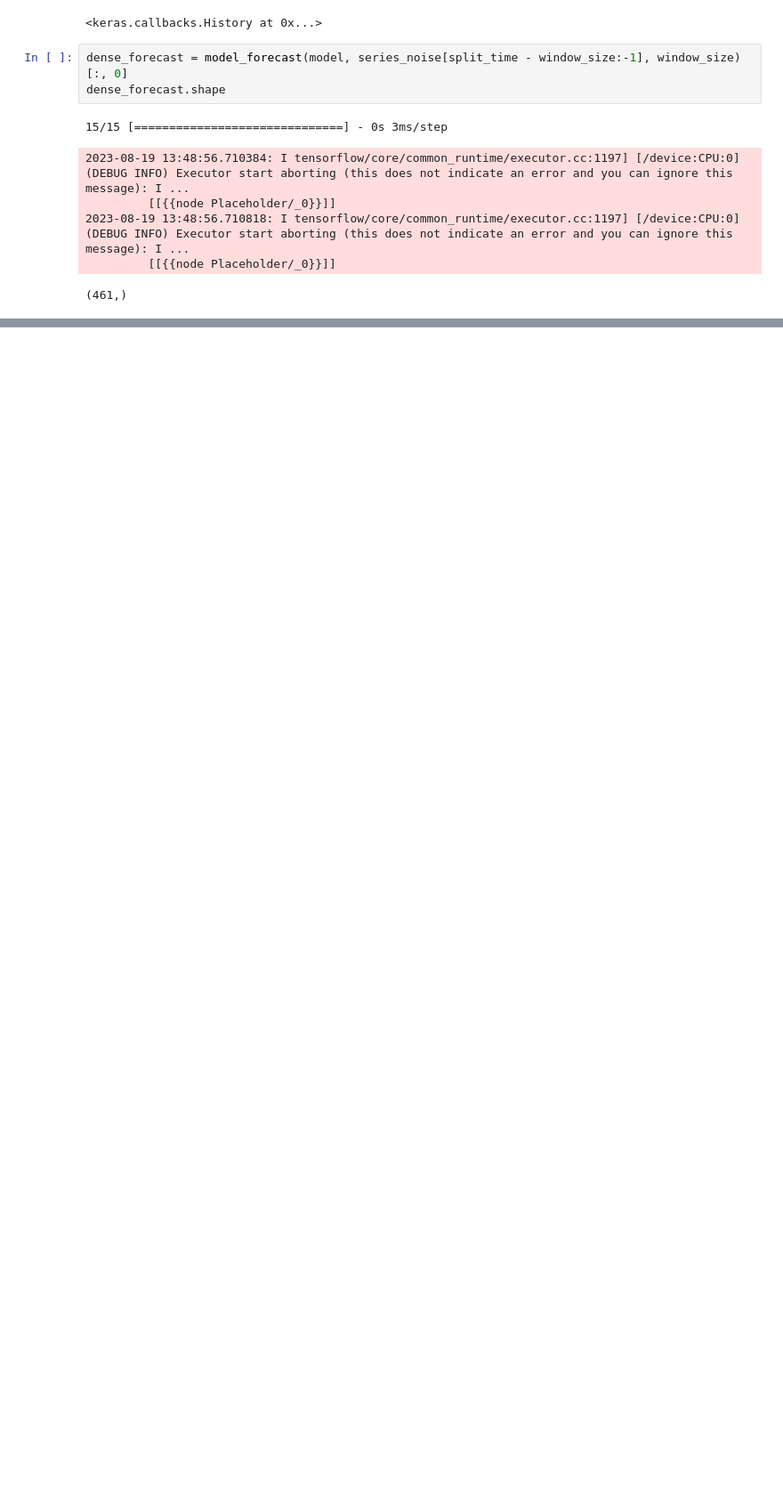
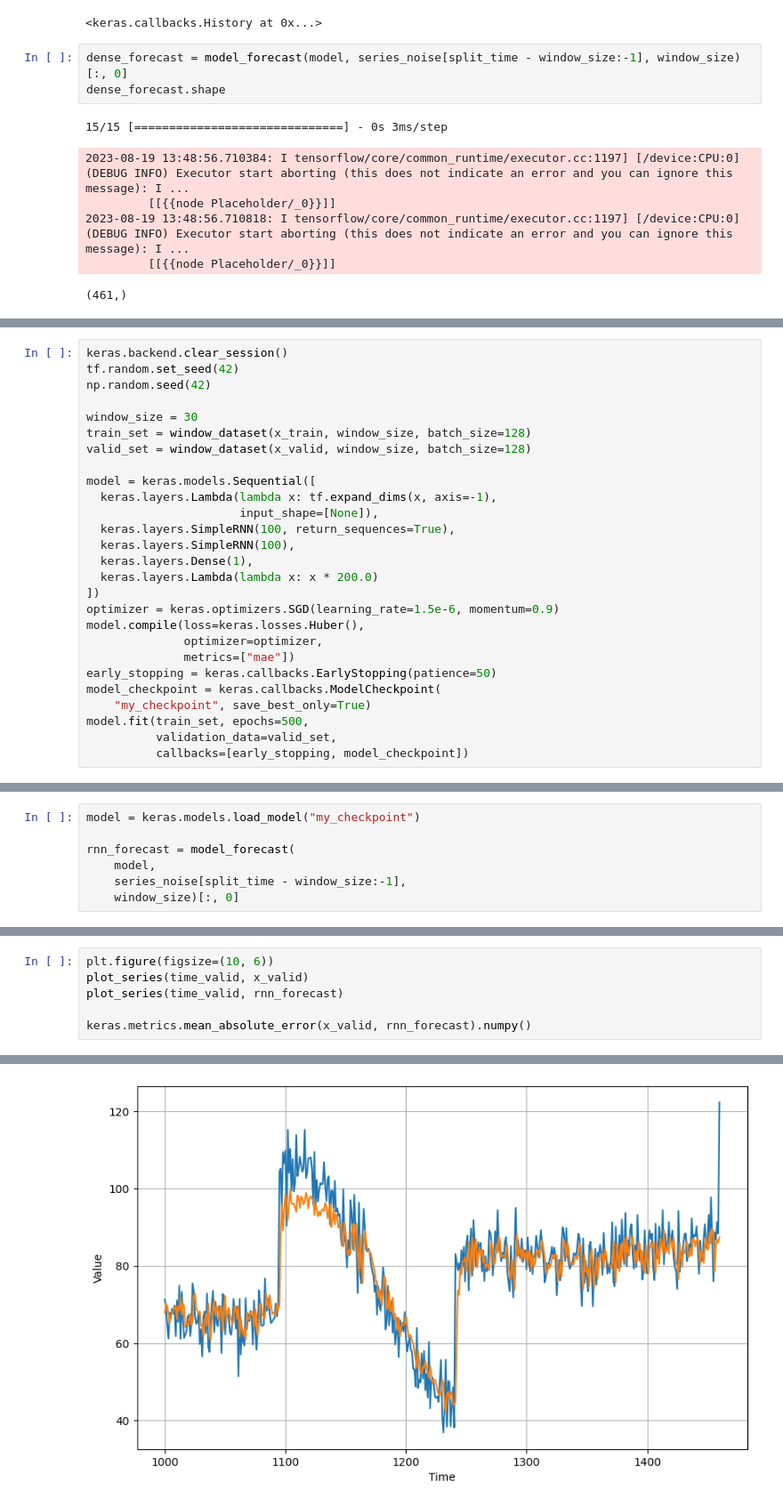
Before and after one commit to amirazidni/tensorflow-dev, a Jupyter notebook: udacity-tf/7-forecast-time-series.ipynb, the cells around one changed output, grey strips where cells are left out. Shown: that part at 89% size. Saved outputs shown, nothing was run; the diff lists cells and outputs as text; blank space fills up the shorter version.

Commit message:
Solved time series forecasting

```diff
--- a/udacity-tf/7-forecast-time-series.ipynb
+++ b/udacity-tf/7-forecast-time-series.ipynb
@@ -324,0 +391,27 @@ keras.metrics.mean_absolute_error(x_valid, dense_forecast).numpy()
+# %%
+keras.backend.clear_session()
+tf.random.set_seed(42)
+np.random.seed(42)
+
+window_size = 30
+train_set = window_dataset(x_train, window_size, batch_size=128)
+valid_set = window_dataset(x_valid, window_size, batch_size=128)
+
+model = keras.models.Sequential([
+  keras.layers.Lambda(lambda x: tf.expand_dims(x, axis=-1),
+                      input_shape=[None]),
+  keras.layers.SimpleRNN(100, return_sequences=True),
+  keras.layers.SimpleRNN(100),
+  keras.layers.Dense(1),
+  keras.layers.Lambda(lambda x: x * 200.0)
+])
+optimizer = keras.optimizers.SGD(learning_rate=1.5e-6, momentum=0.9)
+model.compile(loss=keras.losses.Huber(),
+              optimizer=optimizer,
+              metrics=["mae"])
+early_stopping = keras.callbacks.EarlyStopping(patience=50)
+model_checkpoint = keras.callbacks.ModelCheckpoint(
+    "my_checkpoint", save_best_only=True)
+model.fit(train_set, epochs=500,
+          validation_data=valid_set,
+          callbacks=[early_stopping, model_checkpoint])
@@ -324,0 +533,7 @@ keras.metrics.mean_absolute_error(x_valid, dense_forecast).numpy()
+# %%
+model = keras.models.load_model("my_checkpoint")
+
+rnn_forecast = model_forecast(
+    model,
+    series_noise[split_time - window_size:-1],
+    window_size)[:, 0]
@@ -324,0 +547,7 @@ keras.metrics.mean_absolute_error(x_valid, dense_forecast).numpy()
+# %%
+plt.figure(figsize=(10, 6))
+plot_series(time_valid, x_valid)
+plot_series(time_valid, rnn_forecast)
+
+keras.metrics.mean_absolute_error(x_valid, rnn_forecast).numpy()
+# %% [output]
@@ -324,0 +555 @@ keras.metrics.mean_absolute_error(x_valid, dense_forecast).numpy()
+[figure, added]
```
Also changed, not shown: parts of 15 cells of this notebook, 2 other files.
